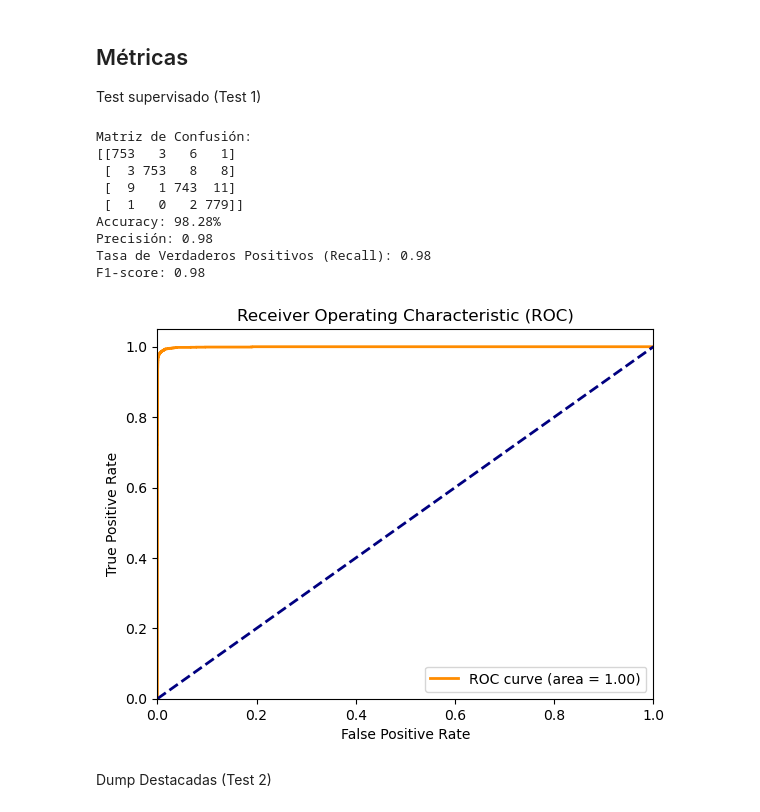
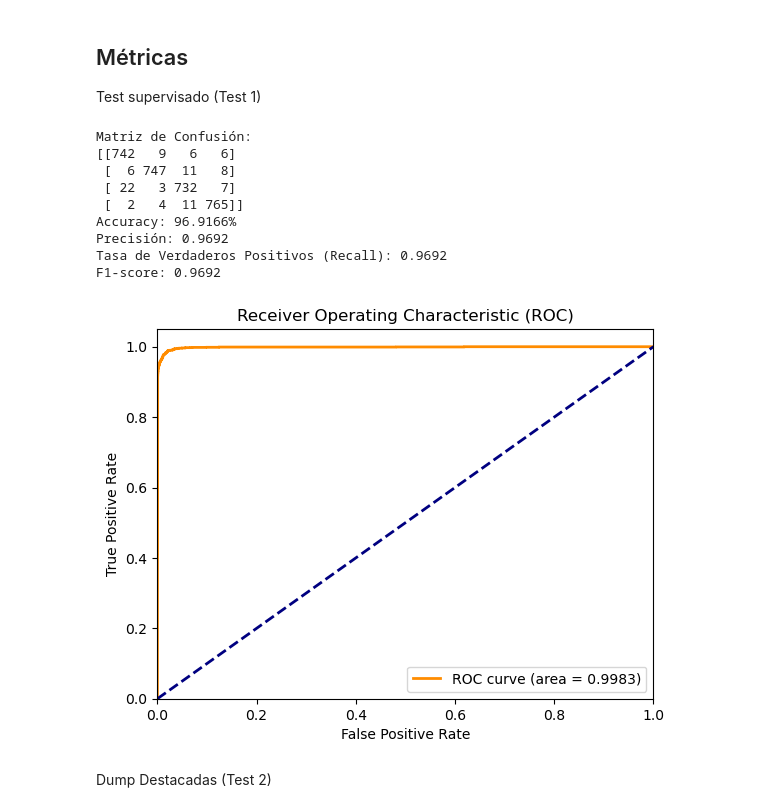
Before and after one commit to TomyMarengo/ML-Solutions, a Jupyter notebook: Bayes/bayes_clasification.ipynb, the cells around one changed output. Drawn from its saved outputs; the diff is of its cells as text; code cells hidden in the pictures.

```diff
--- a/Bayes/uk_clasification.ipynb
+++ b/Bayes/bayes_clasification.ipynb
@@ -113,6 +301,5 @@ Para lematizar, eliminar stop words, categorizar palabras y pasar a binario.
 # %%
 import Levenshtein
-import jellyfish
 import spacy
 
 # Cargar el modelo de spaCy para español
@@ -131,7 +318,7 @@ def lemmatize(text):
 
     for token in doc:
         if not token.is_stop and token.is_alpha:
-            lemmatized.append(token.lower_)
+            lemmatized.append(token.lemma_)
 
     return " ".join(lemmatized)
 
@@ -153,11 +340,11 @@ def unify_similar_words(vocab, threshold):
     return unified_vocab
 
 # Función para unificar palabras utilizando Metaphone
-def unify_phonetic_words(vocab):
+def unify_phonetic_words(vocab, pa):
     metaphone_dict = {}
 
     for word in vocab:
-        metaphone_key = jellyfish.metaphone(word)
+        metaphone_key = pa.metaphone(word)
         if metaphone_key in metaphone_dict:
             metaphone_dict[metaphone_key].append(word)
         else:
@@ -328,8 +515,9 @@ def preprocess_text_pipeline(dataset_train, dataset_test, use_lemmatize, levensh
 
     # Unificar palabras utilizando Metaphone
     if use_metaphone:
-        vocab_map = unify_phonetic_words(vocab_train | vocab_test)
-        vocab_train = vocab_map.keys() - unify_phonetic_words(vocab_test - vocab_train).keys()
+        pa = PhoneticAlgorithmsES()
+        vocab_map = unify_phonetic_words(vocab_train | vocab_test, pa)
+        vocab_train = vocab_map.keys() - unify_phonetic_words(vocab_test - vocab_train, pa).keys()
 
     # Actualizar los titulares con las palabras unificadas
     if vocab_map.keys():
@@ -380,10 +568,10 @@ dataset_train, dataset_test = train_test_split(dataset, test_size=0.2, random_st
 
 vocab_train, vocab_map = preprocess_text_pipeline(
     dataset_train, dataset_test,
-    use_lemmatize=True,       # Activar lematización
+    use_lemmatize=False,       # Activar lematización
     levenshtein_threshold=0, # Activar Levenshtein
     use_metaphone=False,   # Activar Metaphone
-    use_categorize=True       # Activar categorización
+    use_categorize=False       # Activar categorización
 )
 
 X_train = np.array([text_to_binary_vector(titular, vocab_train) for titular in dataset_train['titular']])
@@ -460,47 +660,47 @@ y_pred_bin = lb.transform(y_pred)
 conf_matrix = confusion_matrix(y_test_bin.argmax(axis=1), y_pred_bin.argmax(axis=1))
 print("Matriz de Confusión:")
 print(conf_matrix)
 
 # Calcular las medidas de evaluación
 accuracy = accuracy_score(y_test_bin, y_pred_bin)
 precision = precision_score(y_test_bin, y_pred_bin, average='weighted')
 recall = recall_score(y_test_bin, y_pred_bin, average='weighted')
 f1 = f1_score(y_test_bin, y_pred_bin, average='weighted')
 
-print(f"Accuracy: {accuracy * 100:.2f}%")
-print(f"Precisión: {precision:.2f}")
-print(f"Tasa de Verdaderos Positivos (Recall): {recall:.2f}")
-print(f"F1-score: {f1:.2f}")
+print(f"Accuracy: {accuracy * 100:.4f}%")
+print(f"Precisión: {precision:.4f}")
+print(f"Tasa de Verdaderos Positivos (Recall): {recall:.4f}")
+print(f"F1-score: {f1:.4f}")
 
 # Calcular la curva ROC
 y_test_bin_flat = y_test_bin.ravel()
 y_pred_prob_flat = np.array([prob[c] for prob in y_pred_prob for c in lb.classes_])
 
 fpr, tpr, _ = roc_curve(y_test_bin_flat, y_pred_prob_flat)
 roc_auc = auc(fpr, tpr)
 
 # Graficar la curva ROC
 plt.figure()
-plt.plot(fpr, tpr, color='darkorange', lw=2, label='ROC curve (area = %0.2f)' % roc_auc)
+plt.plot(fpr, tpr, color='darkorange', lw=2, label='ROC curve (area = %0.4f)' % roc_auc)
 plt.plot([0, 1], [0, 1], color='navy', lw=2, linestyle='--')
 plt.xlim([0.0, 1.0])
 plt.ylim([0.0, 1.05])
 plt.xlabel('False Positive Rate')
 plt.ylabel('True Positive Rate')
 plt.title('Receiver Operating Characteristic (ROC)')
 plt.legend(loc='lower right')
 plt.show()
 # %% [output]
 Matriz de Confusión:
-[[753   3   6   1]
- [  3 753   8   8]
- [  9   1 743  11]
- [  1   0   2 779]]
-Accuracy: 98.28%
-Precisión: 0.98
-Tasa de Verdaderos Positivos (Recall): 0.98
-F1-score: 0.98
+[[742   9   6   6]
+ [  6 747  11   8]
+ [ 22   3 732   7]
+ [  2   4  11 765]]
+Accuracy: 96.9166%
+Precisión: 0.9692
+Tasa de Verdaderos Positivos (Recall): 0.9692
+F1-score: 0.9692
-[figure, old version]
+[figure, new version]
 # %% [markdown]
 Dump Destacadas (Test 2)
 # %%
```
Also changed, not shown: parts of 2 cells of this notebook, 2 other files.
